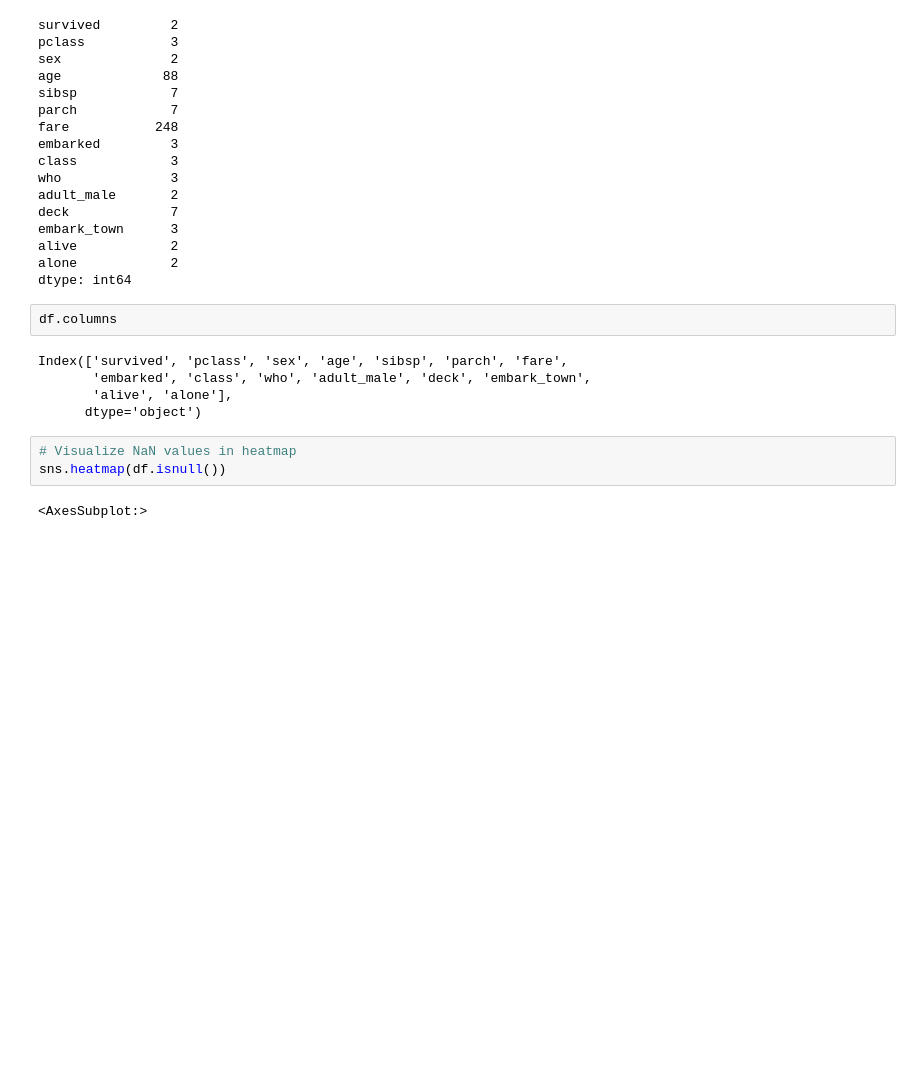
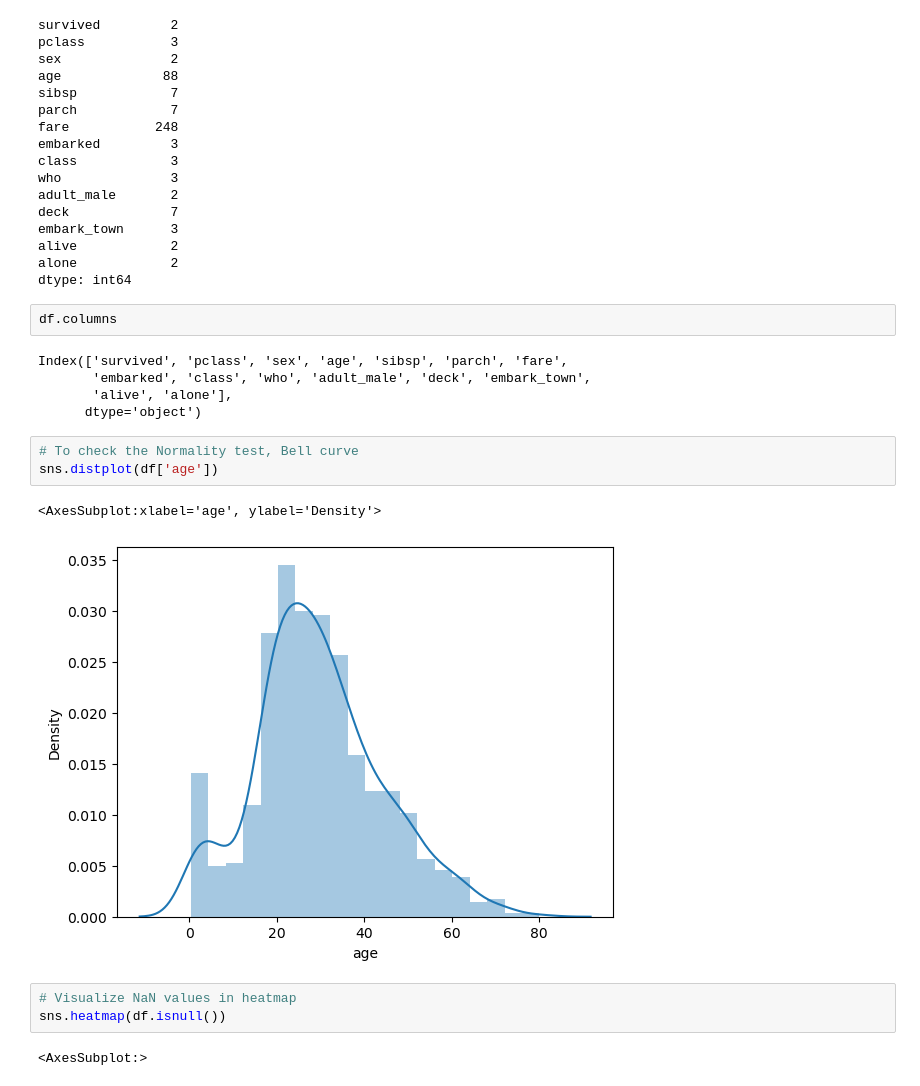
Before and after one commit to fareed23/data-science, a Jupyter notebook: day13/eda.ipynb, the cells around one changed output. Cells and saved outputs as stored; diff of their text form; blank space fills up the shorter version.

```diff
--- a/day13/eda.ipynb
+++ b/day13/eda.ipynb
@@ -175,6 +175,12 @@ Index(['survived', 'pclass', 'sex', 'age', 'sibsp', 'parch', 'fare',
        'embarked', 'class', 'who', 'adult_male', 'deck', 'embark_town',
        'alive', 'alone'],
       dtype='object')
+# %%
+# To check the Normality test, Bell curve
+sns.distplot(df['age'])
+# %% [output]
+<AxesSubplot:xlabel='age', ylabel='Density'>
+[figure, added]
 # %%
 # Visualize NaN values in heatmap
 sns.heatmap(df.isnull())
```
Also changed, not shown: parts of 11 cells of this notebook.
